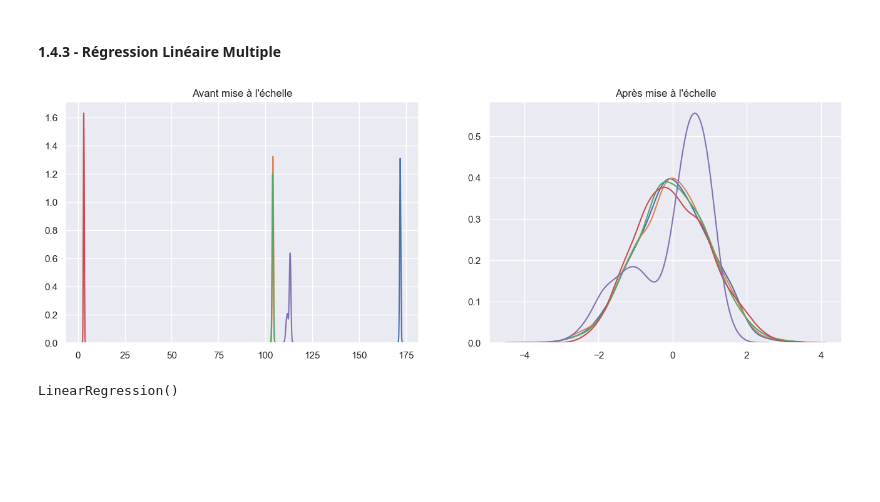
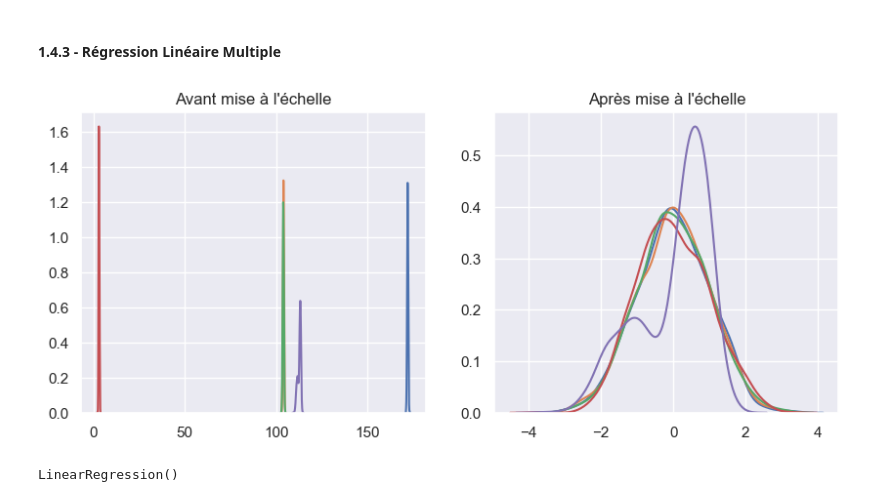
Before and after one commit to lengocduyvu/oncfm-detection-faux-billets, a Jupyter notebook: notebooks/oncfm-analyse.ipynb, the cells around one changed output. Saved outputs shown, nothing was run; the diff lists cells and outputs as text; code cells hidden in the pictures; blank space fills up the shorter version.

```diff
--- a/notebooks/oncfm-analyse.ipynb
+++ b/notebooks/oncfm-analyse.ipynb
@@ -306,21 +304,21 @@ X_ml_scaled = ct.transform(X_ml)
 
 df_ml_scaled = pd.DataFrame(X_ml_scaled, columns=varpred)
 # %%
-fig, (a,b) = plt.subplots(ncols=2, figsize=(16, 5))
+fig, (a,b) = plt.subplots(ncols=2, figsize=(10, 4))
 
 a.set_title("Avant mise à l'échelle")
 for col in varprednum:
     sns.kdeplot(df[col], ax=a)
 a.set_xlabel("")
 a.set_ylabel("")
 b.set_title("Après mise à l'échelle")
 for col in varprednum:
     sns.kdeplot(df_ml_scaled[col], ax=b)
 b.set_xlabel("")
 b.set_ylabel("")
 plt.show()
 # %% [output]
-[figure, old version]
+[figure, new version]
 # %%
 # Split des données en train et test
 X_ml_train, X_ml_test, y_ml_train, y_ml_test = train_test_split(X_ml_scaled, y_ml, test_size=0.2, random_state=42)
```
Also changed, not shown: parts of 80 cells of this notebook.
